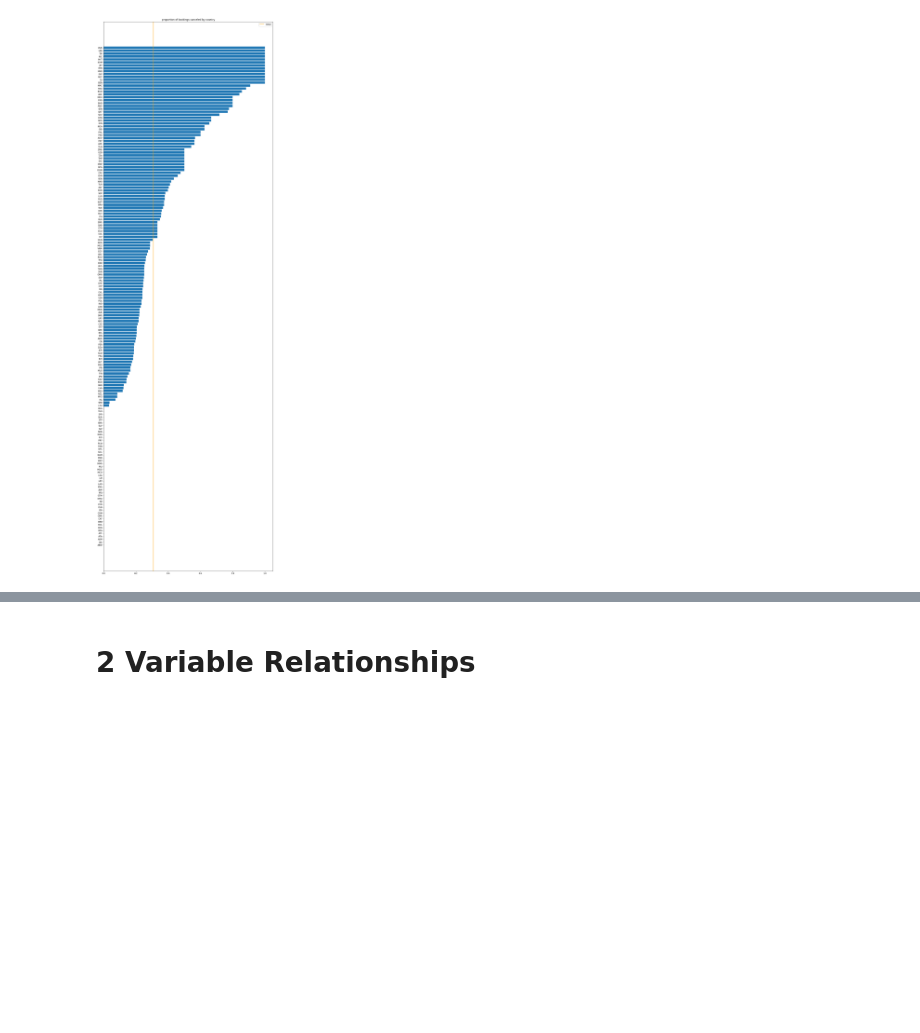
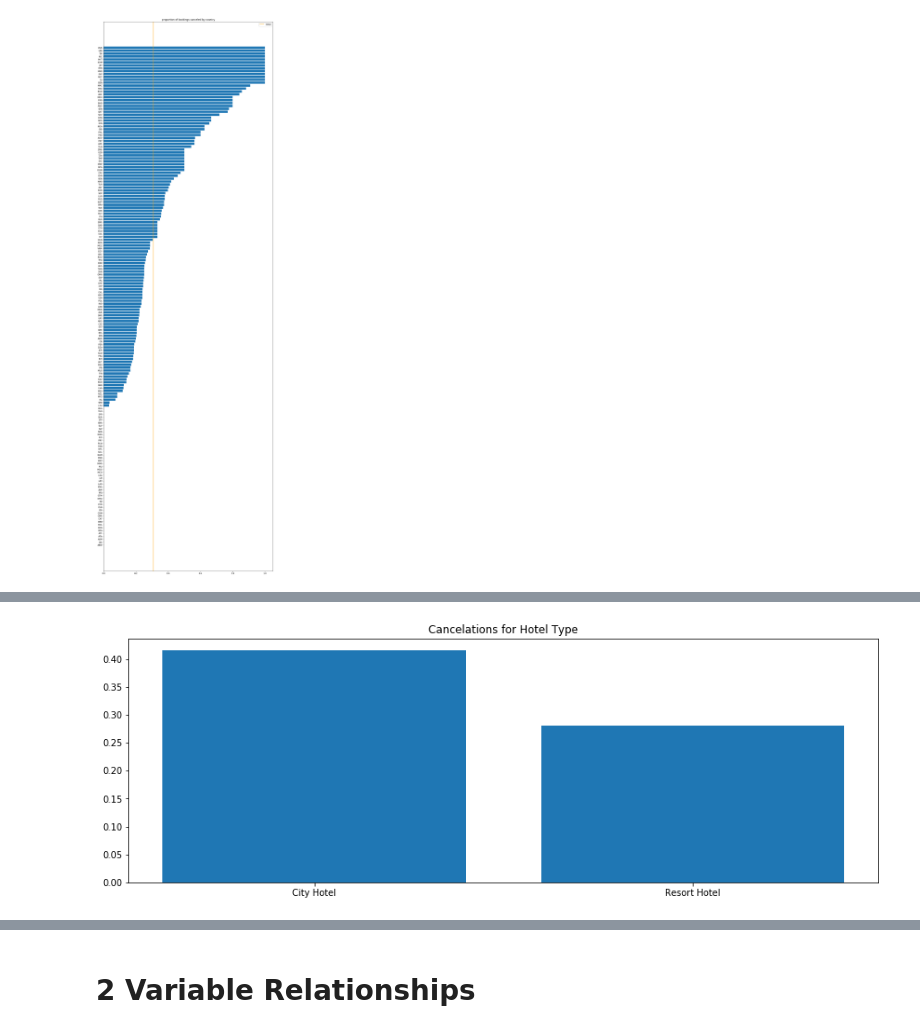
Before and after one commit to georgewillben/Hotel_Booking, a Jupyter notebook: 4 - Exploratory Data Analysis.ipynb, the cells around one changed output, grey strips where cells are left out. Drawn from its saved outputs; the diff is of its cells as text; code cells hidden in the pictures; blank space fills up the shorter version.

```diff
--- a/4 - Exploratory Data Analysis.ipynb
+++ b/4 - Exploratory Data Analysis.ipynb
@@ -88,0 +121,14 @@ plt.show()
+# %%
+# perform groupby
+data = df.groupby("hotel")["is_canceled"].sum() /  df.groupby("hotel")["is_canceled"].count()
+
+X = ["City Hotel", "Resort Hotel"]
+y = [data[j] for j in X]
+
+#plot data
+plt.figure(figsize=(15, 5))
+plt.bar(X, y)
+plt.title("Cancelations for Hotel Type")
+plt.show()
+# %% [output]
+[figure, added]
```
Also changed, not shown: parts of 12 cells of this notebook.
